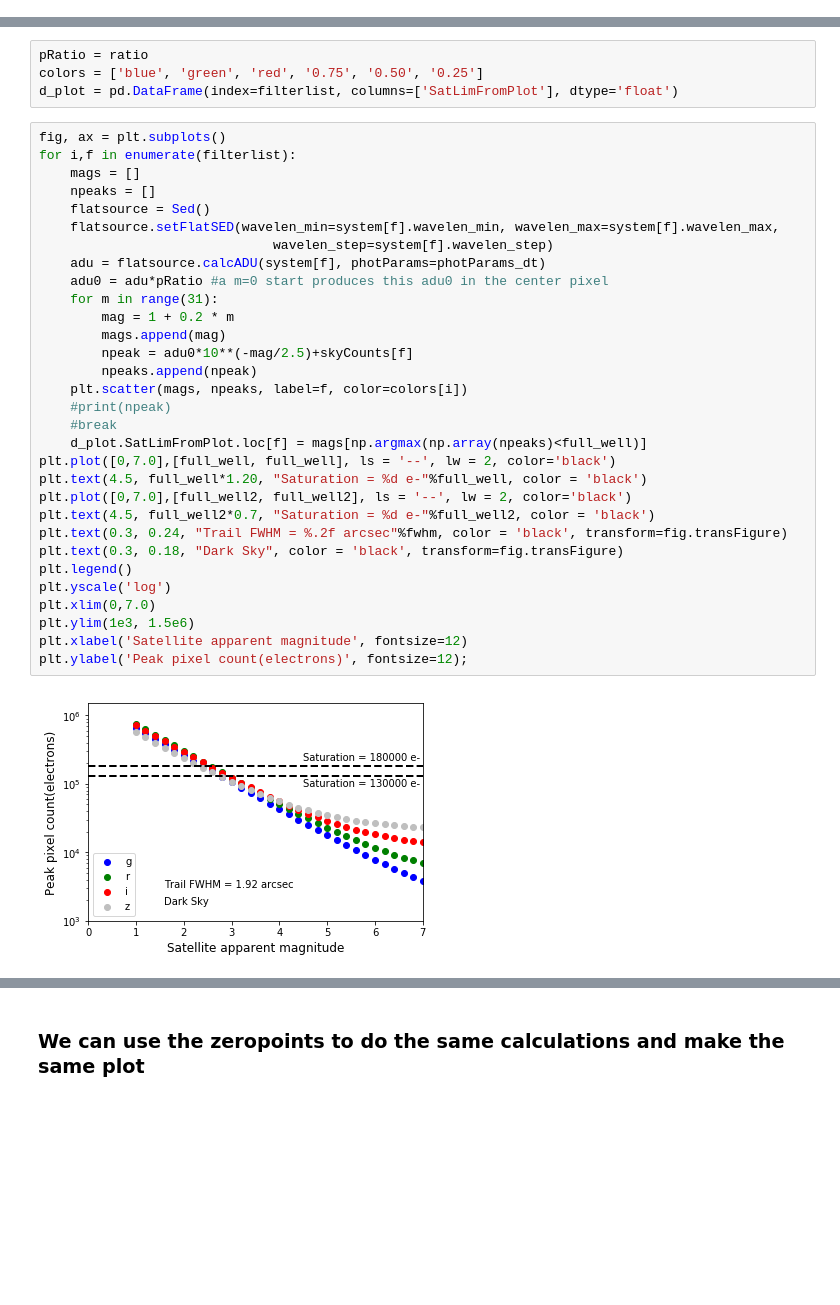
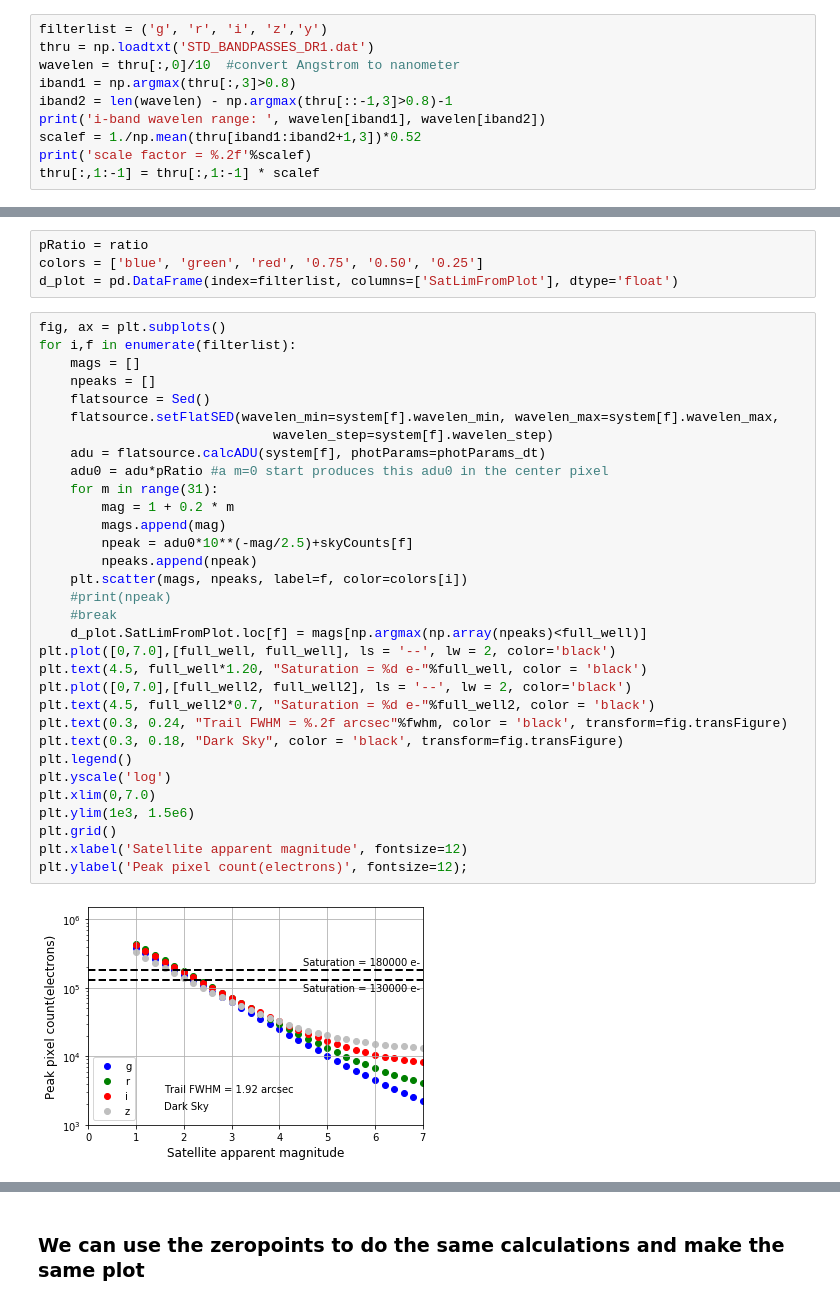
Before and after one commit to bxin/scratchBook, a Jupyter notebook: saturation_limit/saturation_limit_DECam_trail.ipynb, the cells around one changed output, grey strips where cells are left out. Drawn from its saved outputs; the diff is of its cells as text; blank space fills up the shorter version.

```diff
--- a/saturation_limit/saturation_limit_DECam_trail.ipynb
+++ b/saturation_limit/saturation_limit_DECam_trail.ipynb
@@ -60,0 +70,10 @@ More specifically, we use http://www.ctio.noao.edu/noao/sites/default/files/DECa
+# %%
+filterlist = ('g', 'r', 'i', 'z','y')
+thru = np.loadtxt('STD_BANDPASSES_DR1.dat')
+wavelen = thru[:,0]/10  #convert Angstrom to nanometer
+iband1 = np.argmax(thru[:,3]>0.8)
+iband2 = len(wavelen) - np.argmax(thru[::-1,3]>0.8)-1
+print('i-band wavelen range: ', wavelen[iband1], wavelen[iband2])
+scalef = 1./np.mean(thru[iband1:iband2+1,3])*0.52
+print('scale factor = %.2f'%scalef)
+thru[:,1:-1] = thru[:,1:-1] * scalef
@@ -270,34 +298,35 @@ fig, ax = plt.subplots()
 for i,f in enumerate(filterlist):
     mags = []
     npeaks = []
     flatsource = Sed()
     flatsource.setFlatSED(wavelen_min=system[f].wavelen_min, wavelen_max=system[f].wavelen_max,
                               wavelen_step=system[f].wavelen_step)
     adu = flatsource.calcADU(system[f], photParams=photParams_dt)
     adu0 = adu*pRatio #a m=0 start produces this adu0 in the center pixel
     for m in range(31):
         mag = 1 + 0.2 * m
         mags.append(mag)
         npeak = adu0*10**(-mag/2.5)+skyCounts[f]
         npeaks.append(npeak)
     plt.scatter(mags, npeaks, label=f, color=colors[i])
     #print(npeak)
     #break
     d_plot.SatLimFromPlot.loc[f] = mags[np.argmax(np.array(npeaks)<full_well)]
 plt.plot([0,7.0],[full_well, full_well], ls = '--', lw = 2, color='black')
 plt.text(4.5, full_well*1.20, "Saturation = %d e-"%full_well, color = 'black')
 plt.plot([0,7.0],[full_well2, full_well2], ls = '--', lw = 2, color='black')
 plt.text(4.5, full_well2*0.7, "Saturation = %d e-"%full_well2, color = 'black')
 plt.text(0.3, 0.24, "Trail FWHM = %.2f arcsec"%fwhm, color = 'black', transform=fig.transFigure)
 plt.text(0.3, 0.18, "Dark Sky", color = 'black', transform=fig.transFigure)
 plt.legend()
 plt.yscale('log')
 plt.xlim(0,7.0)
 plt.ylim(1e3, 1.5e6)
+plt.grid()
 plt.xlabel('Satellite apparent magnitude', fontsize=12)
 plt.ylabel('Peak pixel count(electrons)', fontsize=12);
 # %% [output]
-[figure, old version]
+[figure, new version]
 # %%
 #check consistency with above calculations.
 d_plot.join(d)
```
Also changed, not shown: parts of 19 cells of this notebook, 1 other file.
